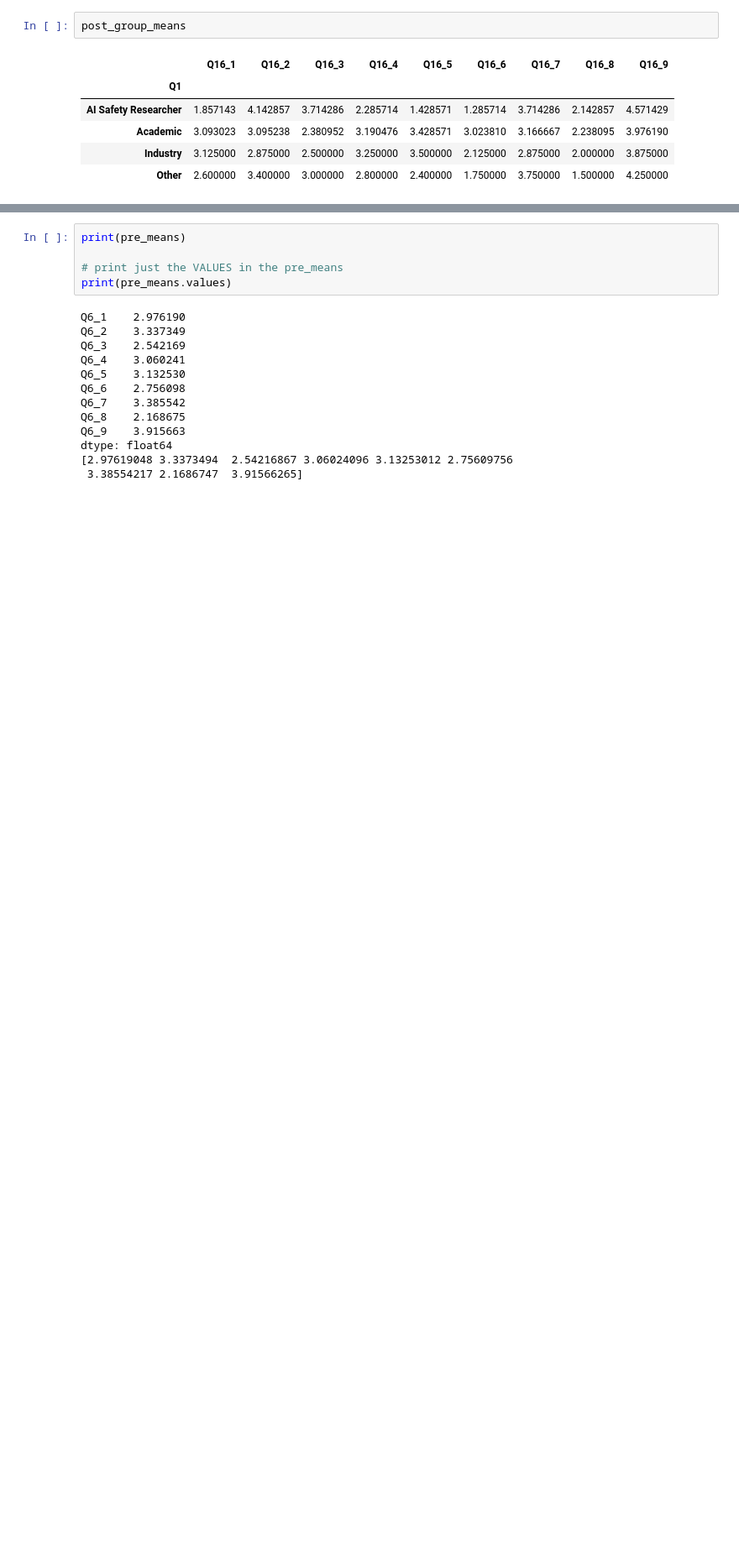
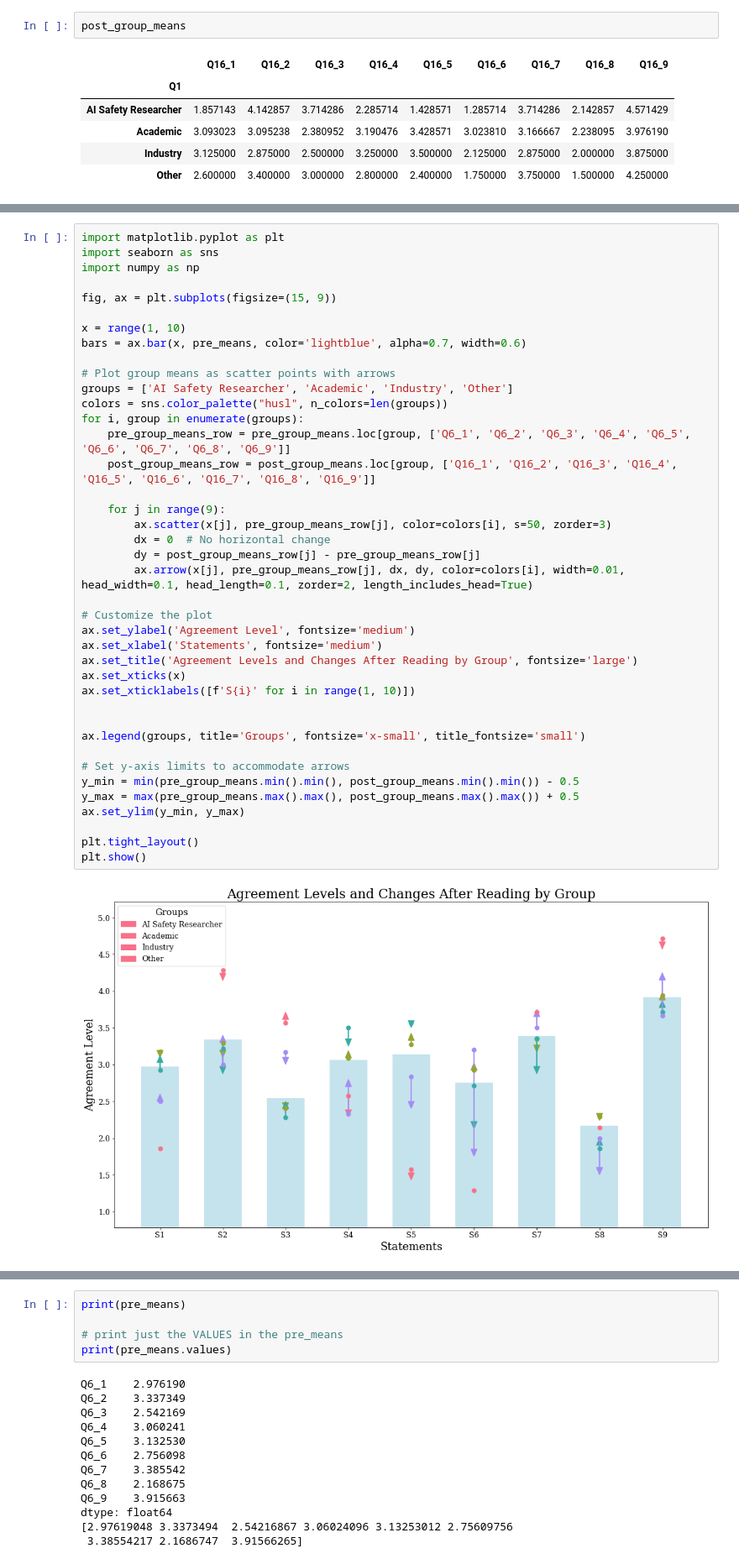
Before and after one commit to sevdeawesome/survey_figures, a Jupyter notebook: figure_2/figure_1.ipynb, the cells around one changed output, grey strips where cells are left out. Shown at 84% size. Saved outputs shown, nothing was run; the diff lists cells and outputs as text; blank space fills up the shorter version.

Commit message:
add the epic bar charts showin updated opinions

```diff
--- a/figure_2/figure_1.ipynb
+++ b/figure_2/figure_1.ipynb
@@ -153,3 +153,45 @@ props = dict(boxstyle='round', facecolor='wheat', alpha=0.5)
 plt.show()
 # %% [output]
 [figure]
+# %%
+import matplotlib.pyplot as plt
+import seaborn as sns
+import numpy as np
+
+fig, ax = plt.subplots(figsize=(15, 9))
+
+x = range(1, 10)
+bars = ax.bar(x, pre_means, color='lightblue', alpha=0.7, width=0.6)
+
+# Plot group means as scatter points with arrows
+groups = ['AI Safety Researcher', 'Academic', 'Industry', 'Other']
+colors = sns.color_palette("husl", n_colors=len(groups))
+for i, group in enumerate(groups):
+    pre_group_means_row = pre_group_means.loc[group, ['Q6_1', 'Q6_2', 'Q6_3', 'Q6_4', 'Q6_5', 'Q6_6', 'Q6_7', 'Q6_8', 'Q6_9']]
+    post_group_means_row = post_group_means.loc[group, ['Q16_1', 'Q16_2', 'Q16_3', 'Q16_4', 'Q16_5', 'Q16_6', 'Q16_7', 'Q16_8', 'Q16_9']]
+
+    for j in range(9):
+        ax.scatter(x[j], pre_group_means_row[j], color=colors[i], s=50, zorder=3)
+        dx = 0  # No horizontal change
+        dy = post_group_means_row[j] - pre_group_means_row[j]
+        ax.arrow(x[j], pre_group_means_row[j], dx, dy, color=colors[i], width=0.01, head_width=0.1, head_length=0.1, zorder=2, length_includes_head=True)
+
+# Customize the plot
+ax.set_ylabel('Agreement Level', fontsize='medium')
+ax.set_xlabel('Statements', fontsize='medium')
+ax.set_title('Agreement Levels and Changes After Reading by Group', fontsize='large')
+ax.set_xticks(x)
+ax.set_xticklabels([f'S{i}' for i in range(1, 10)])
+
+
+ax.legend(groups, title='Groups', fontsize='x-small', title_fontsize='small')
+
+# Set y-axis limits to accommodate arrows
+y_min = min(pre_group_means.min().min(), post_group_means.min().min()) - 0.5
+y_max = max(pre_group_means.max().max(), post_group_means.max().max()) + 0.5
+ax.set_ylim(y_min, y_max)
+
+plt.tight_layout()
+plt.show()
+# %% [output]
+[figure, added]
```
Also changed, not shown: parts of 6 cells of this notebook, 1 other file.
